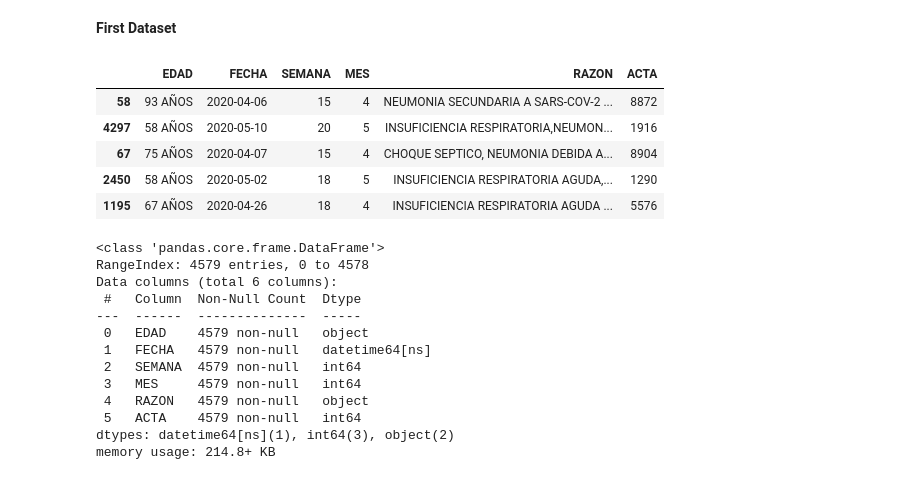
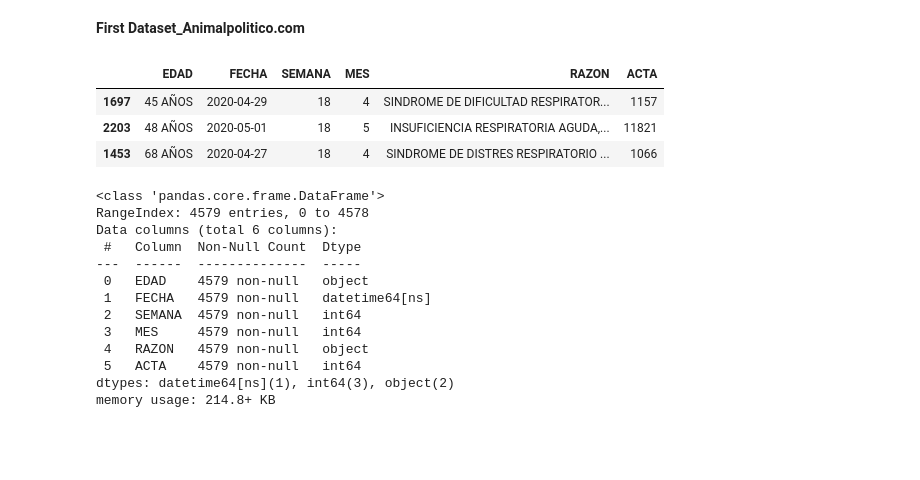
Before and after one commit to cesarrc21/DataViz, a Jupyter notebook: covid19cdmxdeaths.ipynb, the cells around one changed output. Drawn from its saved outputs; the diff is of its cells as text; code cells hidden in the pictures; blank space fills up the shorter version.

```diff
--- a/covid19cdmxdeaths.ipynb
+++ b/covid19cdmxdeaths.ipynb
@@ -5,15 +8,13 @@ import matplotlib.pyplot as plt
 # %% [markdown]
-**First Dataset**
+**First Dataset_Animalpolitico.com**
 # %%
 df = pd.read_excel('actas-defuncion-covid-19-cdmx.xlsx')
-df.sample(5)
+df.sample(3)
 # %% [output]
 |  | EDAD | FECHA | SEMANA | MES | RAZON | ACTA |
-| 58 | 93 AÑOS | 2020-04-06 | 15 | 4 | NEUMONIA SECUNDARIA A SARS-COV-2 ... | 8872 |
-| 4297 | 58 AÑOS | 2020-05-10 | 20 | 5 | INSUFICIENCIA RESPIRATORIA,NEUMON... | 1916 |
-| 67 | 75 AÑOS | 2020-04-07 | 15 | 4 | CHOQUE SEPTICO, NEUMONIA DEBIDA A... | 8904 |
-| 2450 | 58 AÑOS | 2020-05-02 | 18 | 5 | INSUFICIENCIA RESPIRATORIA AGUDA,... | 1290 |
-| 1195 | 67 AÑOS | 2020-04-26 | 18 | 4 | INSUFICIENCIA RESPIRATORIA AGUDA ... | 5576 |
+| 1697 | 45 AÑOS | 2020-04-29 | 18 | 4 | SINDROME DE DIFICULTAD RESPIRATOR... | 1157 |
+| 2203 | 48 AÑOS | 2020-05-01 | 18 | 5 | INSUFICIENCIA RESPIRATORIA AGUDA,... | 11821 |
+| 1453 | 68 AÑOS | 2020-04-27 | 18 | 4 | SINDROME DE DISTRES RESPIRATORIO ... | 1066 |
 # %%
 df.info()
 # %% [output]
```
Also changed, not shown: parts of 51 cells of this notebook.
